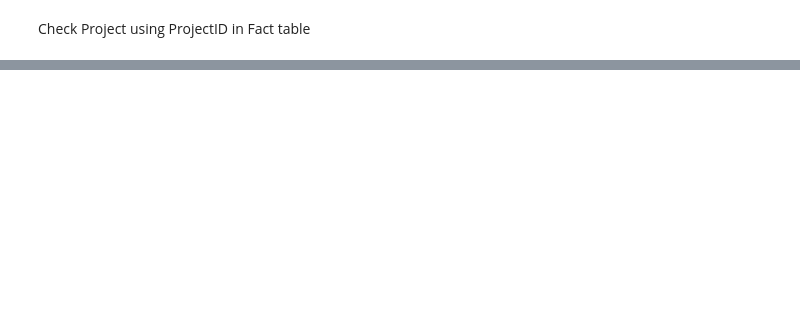
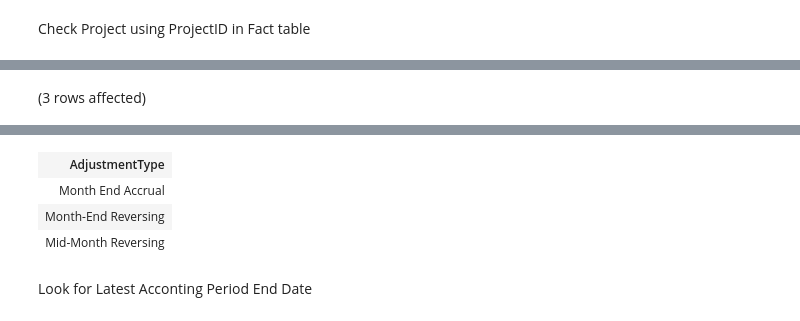
Before and after one commit to mdelisio/SQL-Scripts, a Jupyter notebook: Accrual Stuff/Accrual Update Scripts.ipynb, the cells around one changed output, grey strips where cells are left out. Drawn from its saved outputs; the diff is of its cells as text; code cells hidden in the pictures; blank space fills up the shorter version.

```diff
--- a/Accrual Stuff/Accrual Update Scripts.ipynb
+++ b/Accrual Stuff/Accrual Update Scripts.ipynb
@@ -80,3 +80,9 @@ Total execution time: 00:00:00.101
 | ProjectGrossMarginAdjustmentActiv... | BusinessDateDimKey | ProjectDimKey | OrgProductLineDimKey | CurrencyConversionRateDimKey | CompanyID | ... |
 | 865 | 2023-06-30 | 15362 | 65 | 660 | SOLAR | ... |
 | 930 | 2023-07-13 | 15362 | 65 | 660 | SOLAR | ... |
+# %%
+Select Distinct
+AdjustmentType
+From dw.ProjectGrossMarginAdjustmentActivityFact
+# %% [output]
+(3 rows affected)
@@ -82,0 +90,6 @@ Total execution time: 00:00:00.101
+| AdjustmentType |
+| Month End Accrual |
+| Month-End Reversing |
+| Mid-Month Reversing |
+# %% [markdown]
+Look for Latest Acconting Period End Date
```
Also changed, not shown: parts of 6 cells of this notebook, 4 other files.
